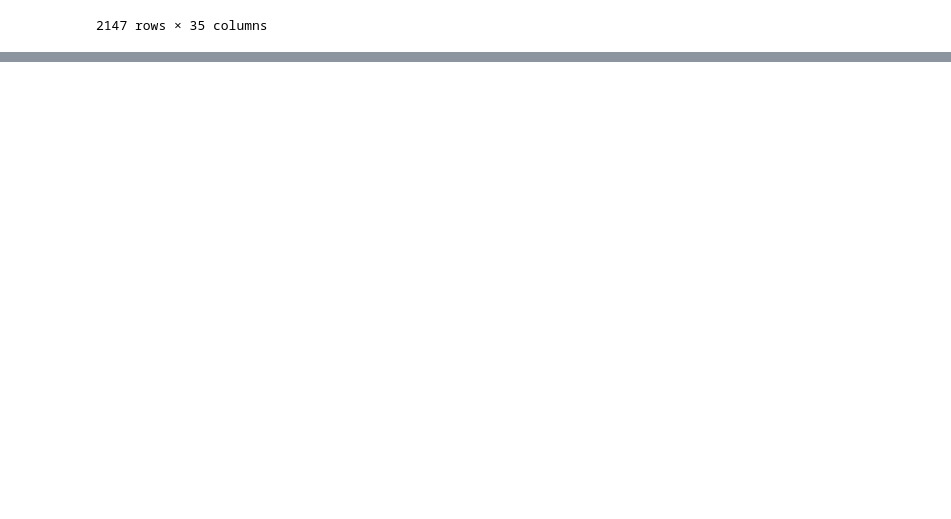
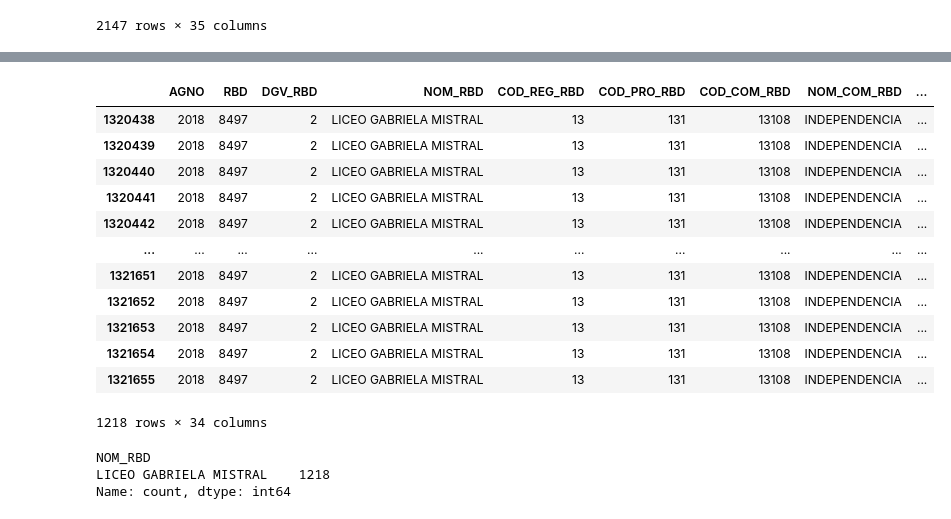
Before and after one commit to davidlealo/desercion-escolar, a Jupyter notebook: test_rf_bases.ipynb, the cells around one changed output, grey strips where cells are left out. Drawn from its saved outputs; the diff is of its cells as text; code cells hidden in the pictures; blank space fills up the shorter version.

```diff
--- a/test_rf_bases.ipynb
+++ b/test_rf_bases.ipynb
@@ -1035,0 +1091,28 @@ comuna
+# %%
+# RBD nombres
+rbd = matricula2018[matricula2018['RBD'] == 8497]
+rbd
+# %% [output]
+|  | AGNO | RBD | DGV_RBD | NOM_RBD | COD_REG_RBD | COD_PRO_RBD | COD_COM_RBD | NOM_COM_RBD | ... |
+| 1320438 | 2018 | 8497 | 2 | LICEO GABRIELA MISTRAL | 13 | 131 | 13108 | INDEPENDENCIA | ... |
+| 1320439 | 2018 | 8497 | 2 | LICEO GABRIELA MISTRAL | 13 | 131 | 13108 | INDEPENDENCIA | ... |
+| 1320440 | 2018 | 8497 | 2 | LICEO GABRIELA MISTRAL | 13 | 131 | 13108 | INDEPENDENCIA | ... |
+| 1320441 | 2018 | 8497 | 2 | LICEO GABRIELA MISTRAL | 13 | 131 | 13108 | INDEPENDENCIA | ... |
+| 1320442 | 2018 | 8497 | 2 | LICEO GABRIELA MISTRAL | 13 | 131 | 13108 | INDEPENDENCIA | ... |
+| ... | ... | ... | ... | ... | ... | ... | ... | ... | ... |
+| 1321651 | 2018 | 8497 | 2 | LICEO GABRIELA MISTRAL | 13 | 131 | 13108 | INDEPENDENCIA | ... |
+| 1321652 | 2018 | 8497 | 2 | LICEO GABRIELA MISTRAL | 13 | 131 | 13108 | INDEPENDENCIA | ... |
+| 1321653 | 2018 | 8497 | 2 | LICEO GABRIELA MISTRAL | 13 | 131 | 13108 | INDEPENDENCIA | ... |
+| 1321654 | 2018 | 8497 | 2 | LICEO GABRIELA MISTRAL | 13 | 131 | 13108 | INDEPENDENCIA | ... |
+| 1321655 | 2018 | 8497 | 2 | LICEO GABRIELA MISTRAL | 13 | 131 | 13108 | INDEPENDENCIA | ... |
+1218 rows × 34 columns
+# %%
+# RBD nombres valores unicos
+rbd['NOM_RBD'].value_counts()
+
+# El LICEO GABRIELA MISTRAL	 de Independencia
+# es el segundo establecimiento con más desertores en 2018 con 181 estudiantes
+# %% [output]
+NOM_RBD
+LICEO GABRIELA MISTRAL    1218
+Name: count, dtype: int64
```
Also changed, not shown: parts of 5 cells of this notebook.
